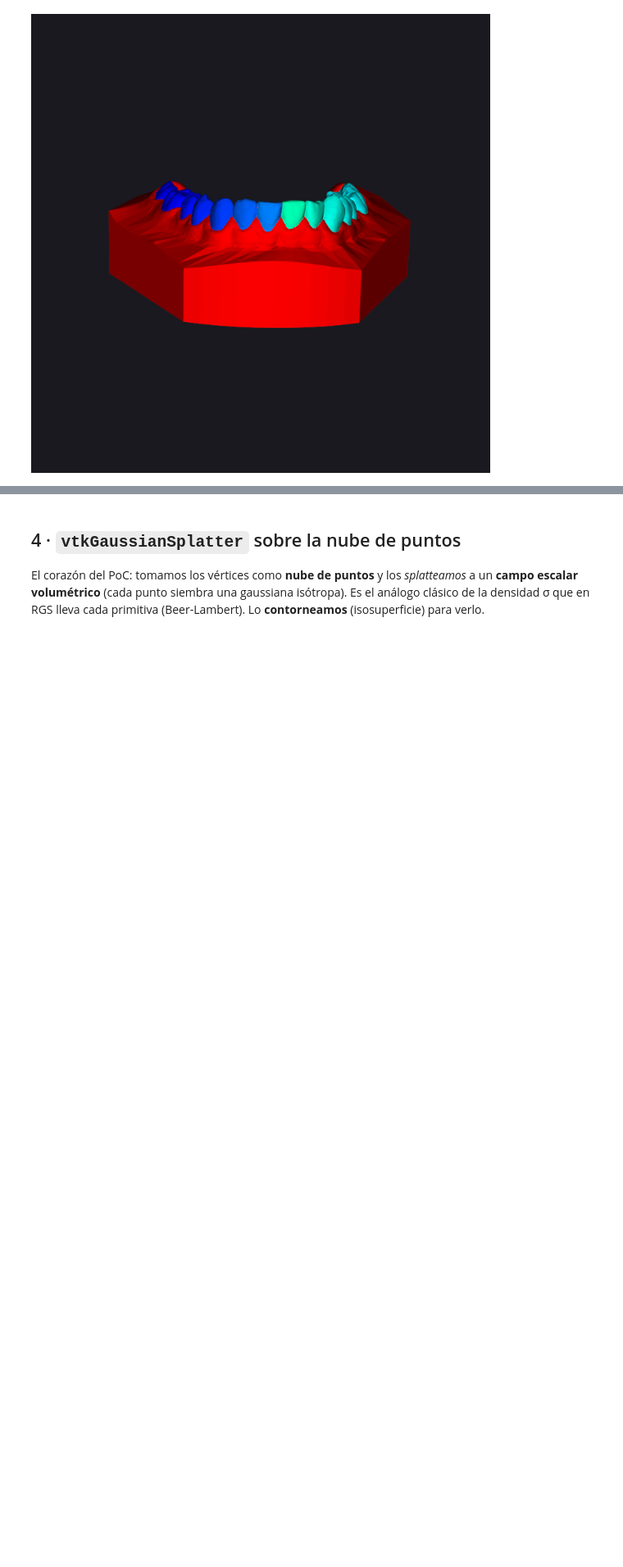
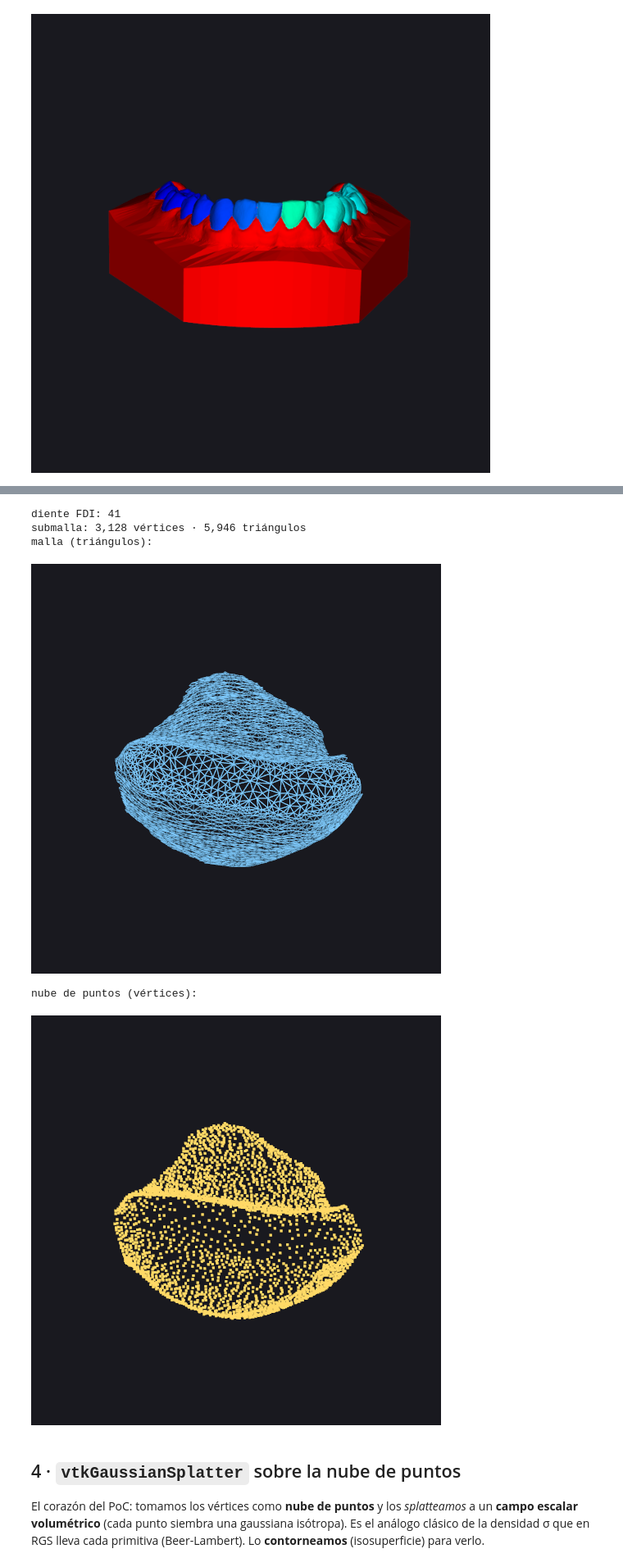
Before and after one commit to ANFAIA/Agentic-Smart-Health, a Jupyter notebook: notebooks/01-vtk-3dgs-poc.ipynb, the cells around one changed output, grey strips where cells are left out. Shown at 82% size. Cells and saved outputs as stored; diff of their text form; code cells hidden in the pictures; blank space fills up the shorter version.

Commit message:
feat(poc): visualize mesh vs point cloud in VTK notebook

```diff
--- a/notebooks/01-vtk-3dgs-poc.ipynb
+++ b/notebooks/01-vtk-3dgs-poc.ipynb
@@ -135,3 +145,53 @@ render([a], elevation=-70)
+# %%
+# Elegimos un diente presente y extraemos su submalla por la etiqueta FDI.
+fdis = sorted(int(v) for v in np.unique(labels) if v != 0)
+tooth = fdis[len(fdis) // 2]
+print("diente FDI:", tooth)
+
+thr = vtk.vtkThreshold()
+thr.SetInputData(poly)
+thr.SetInputArrayToProcess(0, 0, 0, vtk.vtkDataObject.FIELD_ASSOCIATION_POINTS, "FDI")
+thr.SetLowerThreshold(tooth)
+thr.SetUpperThreshold(tooth)
+thr.SetAllScalars(1)  # toda la cara debe pertenecer a ese diente
+thr.Update()
+geo = vtk.vtkGeometryFilter()  # unstructured grid -> polydata (superficie)
+geo.SetInputConnection(thr.GetOutputPort())
+geo.Update()
+tooth_poly = geo.GetOutput()
+print(f"submalla: {tooth_poly.GetNumberOfPoints():,} vértices · {tooth_poly.GetNumberOfCells():,} triángulos")
+
+# (a) MALLA — los triángulos (wireframe para verlos)
+mm = vtk.vtkPolyDataMapper()
+mm.SetInputData(tooth_poly)
+mm.ScalarVisibilityOff()
+mesh_actor = vtk.vtkActor()
+mesh_actor.SetMapper(mm)
+mesh_actor.GetProperty().SetRepresentationToWireframe()
+mesh_actor.GetProperty().SetColor(0.5, 0.8, 1.0)
+print("malla (triángulos):")
+render([mesh_actor], size=(500, 500))
+
+# (b) NUBE DE PUNTOS — solo los vértices (los ladrillos del splatting)
+vg = vtk.vtkVertexGlyphFilter()
+vg.SetInputData(tooth_poly)
+vg.Update()
+pm = vtk.vtkPolyDataMapper()
+pm.SetInputConnection(vg.GetOutputPort())
+pm.ScalarVisibilityOff()
+pts_actor = vtk.vtkActor()
+pts_actor.SetMapper(pm)
+pts_actor.GetProperty().SetColor(1.0, 0.85, 0.4)
+pts_actor.GetProperty().SetPointSize(3)
+print("nube de puntos (vértices):")
+render([pts_actor], size=(500, 500))
+# %% [output]
+diente FDI: 41
+submalla: 3,128 vértices · 5,946 triángulos
+malla (triángulos):
+[figure, added]
+nube de puntos (vértices):
+[figure, added]
 # %% [markdown]
 ## 4 · `vtkGaussianSplatter` sobre la nube de puntos
 
```
Also changed, not shown: parts of 4 cells of this notebook.
